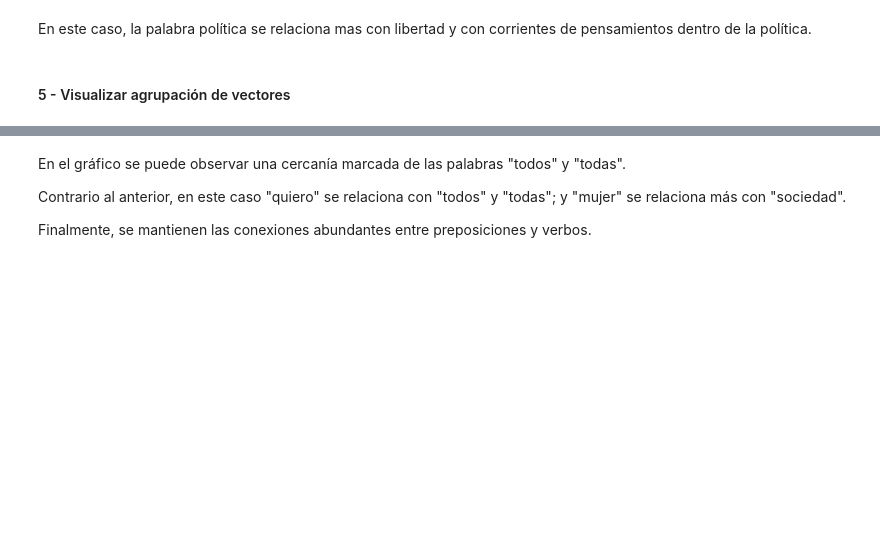
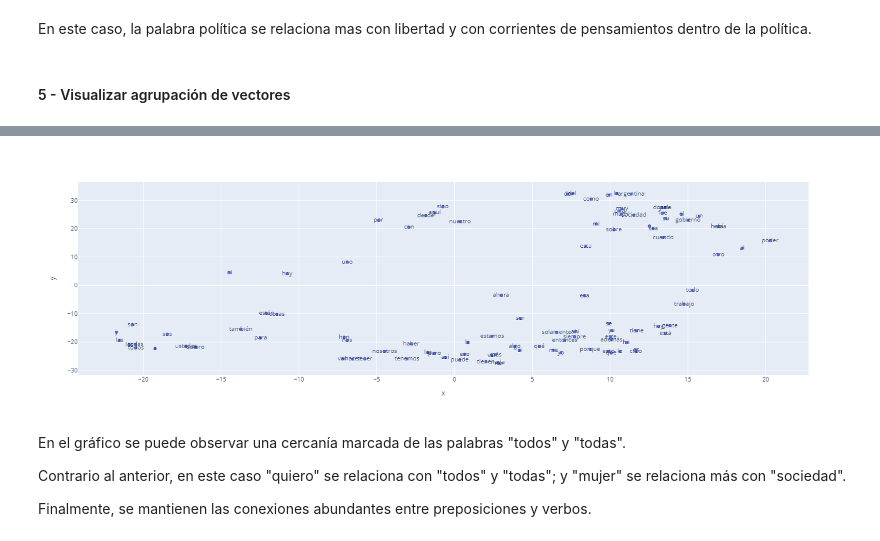
Before and after one commit to maxit1992/CEIA_NLP, a Jupyter notebook: Clase3/3b_Custom_embedding_con_Gensim.ipynb, the cells around one changed output, grey strips where cells are left out. Saved outputs shown, nothing was run; the diff lists cells and outputs as text; code cells hidden in the pictures; blank space fills up the shorter version.

```diff
--- a/Clase3/3b_Custom_embedding_con_Gensim.ipynb
+++ b/Clase3/3b_Custom_embedding_con_Gensim.ipynb
@@ -409,6 +414,10 @@ fig = px.scatter(x=x_vals[:MAX_WORDS], y=y_vals[:MAX_WORDS], text=labels[:MAX_WO
 fig.show(renderer="colab") # esto para plotly en colab
 # %% [output]
 [interactive output not drawn]
+# %%
+Image(filename='/content/2017.png', width=2000)
+# %% [output]
+[figure, added]
 # %% [markdown]
 En el gráfico se puede observar una cercanía marcada de las palabras "todos" y "todas".
 
```
Also changed, not shown: parts of 1 cell of this notebook, 2 other files.
